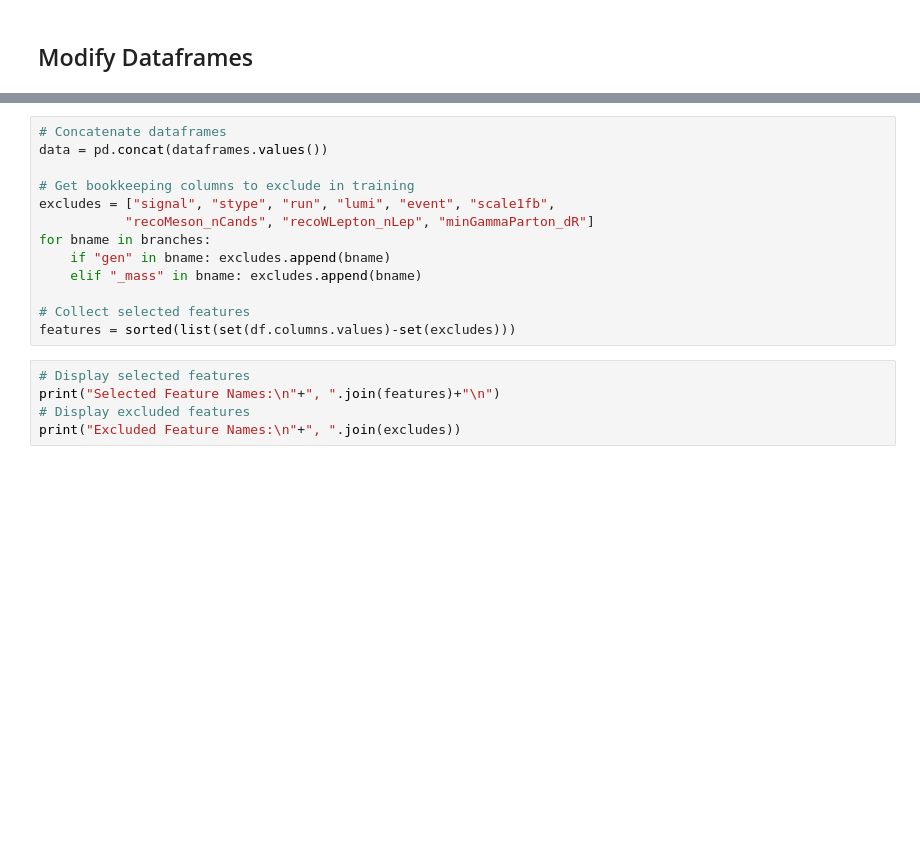
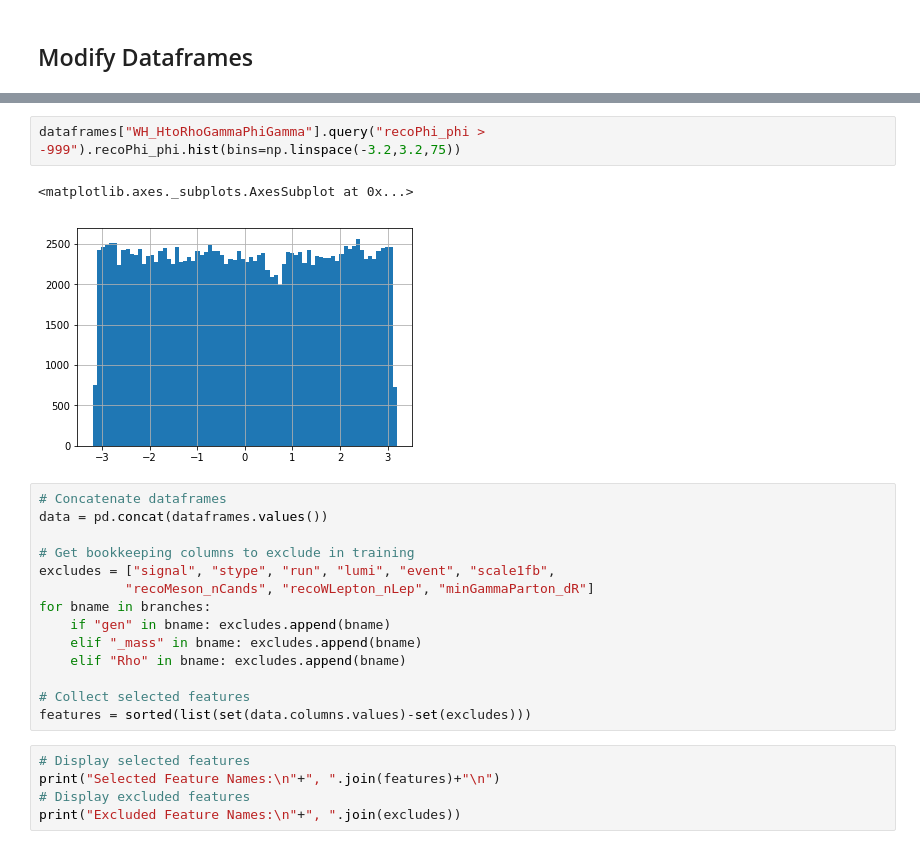
Before and after one commit to jkguiang/rare-higgs, a Jupyter notebook: analysis/bdt.ipynb, the cells around one changed output, grey strips where cells are left out. Saved outputs shown, nothing was run; the diff lists cells and outputs as text; blank space fills up the shorter version.

```diff
--- a/analysis/bdt.ipynb
+++ b/analysis/bdt.ipynb
@@ -78,3 +104,8 @@ for name, df in dataframes.iteritems():
+# %%
+dataframes["WH_HtoRhoGammaPhiGamma"].query("recoPhi_phi > -999").recoPhi_phi.hist(bins=np.linspace(-3.2,3.2,75))
+# %% [output]
+<matplotlib.axes._subplots.AxesSubplot at 0x...>
+[figure, added]
 # %%
 # Concatenate dataframes
 data = pd.concat(dataframes.values())
@@ -85,9 +116,10 @@ excludes = ["signal", "stype", "run", "lumi", "event", "scale1fb",
 for bname in branches:
     if "gen" in bname: excludes.append(bname)
     elif "_mass" in bname: excludes.append(bname)
+    elif "Rho" in bname: excludes.append(bname)
 
 # Collect selected features
-features = sorted(list(set(df.columns.values)-set(excludes)))
+features = sorted(list(set(data.columns.values)-set(excludes)))
 # %%
 # Display selected features
 print("Selected Feature Names:\n"+", ".join(features)+"\n")
```
Also changed, not shown: parts of 10 cells of this notebook.
